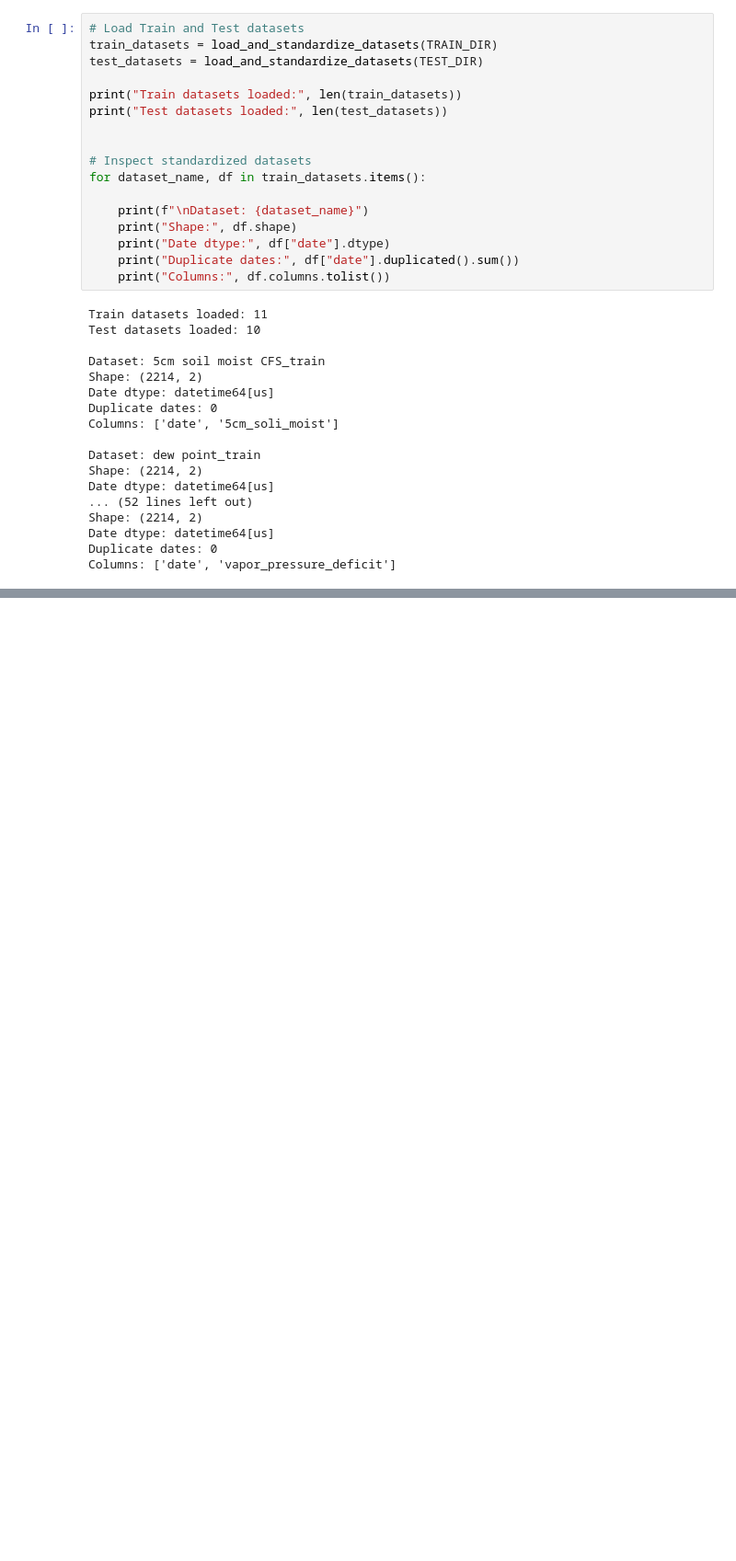
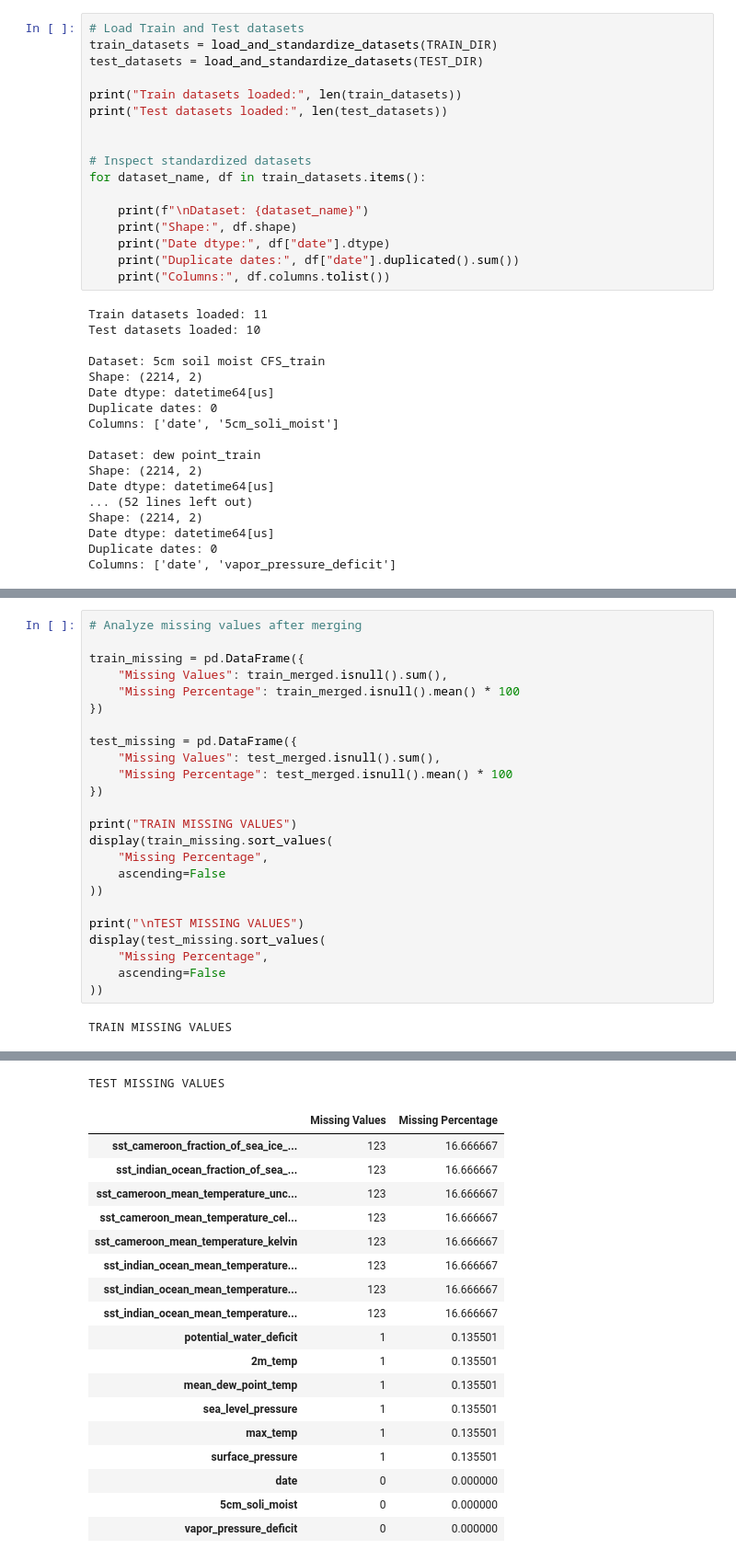
Before and after one commit to MosabOs/Dry-Spell-Prediction-ML, a Jupyter notebook: notebooks/01_dataset_understanding.ipynb, the cells around one changed output, grey strips where cells are left out. Shown at 92% size. Cells and saved outputs as stored; diff of their text form; blank space fills up the shorter version.

```diff
--- a/notebooks/01_dataset_understanding.ipynb
+++ b/notebooks/01_dataset_understanding.ipynb
@@ -997,0 +1305,26 @@ Columns: ['date', 'vapor_pressure_deficit']
+# %%
+# Analyze missing values after merging
+
+train_missing = pd.DataFrame({
+    "Missing Values": train_merged.isnull().sum(),
+    "Missing Percentage": train_merged.isnull().mean() * 100
+})
+
+test_missing = pd.DataFrame({
+    "Missing Values": test_merged.isnull().sum(),
+    "Missing Percentage": test_merged.isnull().mean() * 100
+})
+
+print("TRAIN MISSING VALUES")
+display(train_missing.sort_values(
+    "Missing Percentage",
+    ascending=False
+))
+
+print("\nTEST MISSING VALUES")
+display(test_missing.sort_values(
+    "Missing Percentage",
+    ascending=False
+))
+# %% [output]
+TRAIN MISSING VALUES
@@ -997,0 +1348,19 @@ Columns: ['date', 'vapor_pressure_deficit']
+TEST MISSING VALUES
+|  | Missing Values | Missing Percentage |
+| sst_cameroon_fraction_of_sea_ice_... | 123 | 16.666667 |
+| sst_indian_ocean_fraction_of_sea_... | 123 | 16.666667 |
+| sst_cameroon_mean_temperature_unc... | 123 | 16.666667 |
+| sst_cameroon_mean_temperature_cel... | 123 | 16.666667 |
+| sst_cameroon_mean_temperature_kelvin | 123 | 16.666667 |
+| sst_indian_ocean_mean_temperature... | 123 | 16.666667 |
+| sst_indian_ocean_mean_temperature... | 123 | 16.666667 |
+| sst_indian_ocean_mean_temperature... | 123 | 16.666667 |
+| potential_water_deficit | 1 | 0.135501 |
+| 2m_temp | 1 | 0.135501 |
+| mean_dew_point_temp | 1 | 0.135501 |
+| sea_level_pressure | 1 | 0.135501 |
+| max_temp | 1 | 0.135501 |
+| surface_pressure | 1 | 0.135501 |
+| date | 0 | 0.000000 |
+| 5cm_soli_moist | 0 | 0.000000 |
+| vapor_pressure_deficit | 0 | 0.000000 |
```
Also changed, not shown: parts of 28 cells of this notebook, 2 other files.
